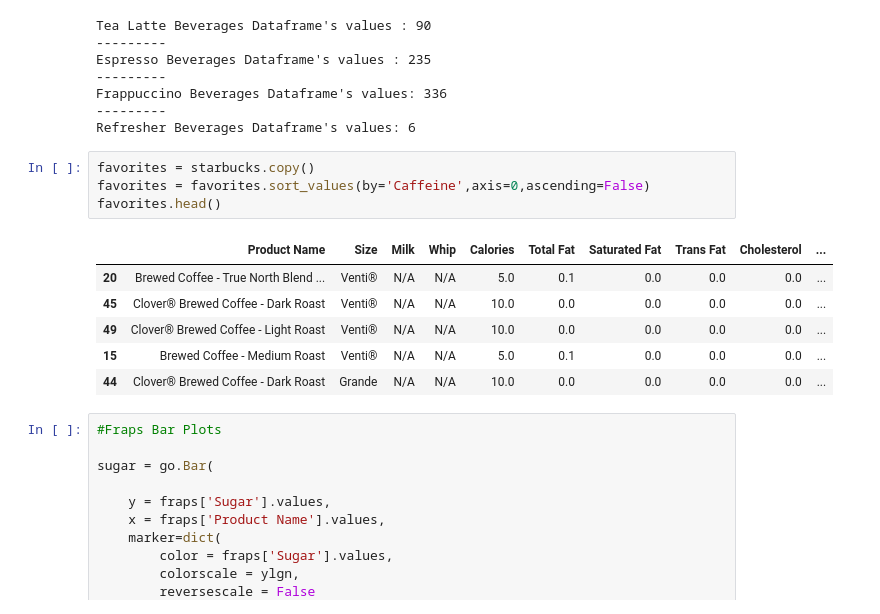
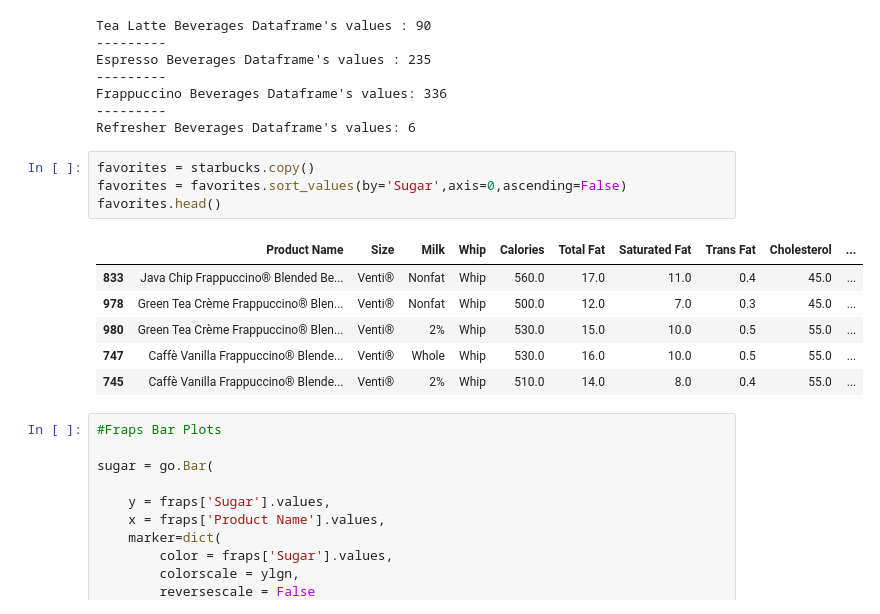
Before and after one commit to sealuwee/Starbucks-EDA, a Jupyter notebook: Starbucks EDA.ipynb, the cells around one changed output. Drawn from its saved outputs; the diff is of its cells as text.

```diff
--- a/Starbucks EDA.ipynb
+++ b/Starbucks EDA.ipynb
@@ -272,15 +272,15 @@ Frappuccino Beverages Dataframe's values: 336
 Refresher Beverages Dataframe's values: 6
 # %%
 favorites = starbucks.copy()
-favorites = favorites.sort_values(by='Caffeine',axis=0,ascending=False)
+favorites = favorites.sort_values(by='Sugar',axis=0,ascending=False)
 favorites.head()
 # %% [output]
 |  | Product Name | Size | Milk | Whip | Calories | Total Fat | Saturated Fat | Trans Fat | Cholesterol | ... |
-| 20 | Brewed Coffee - True North Blend ... | Venti® | N/A | N/A | 5.0 | 0.1 | 0.0 | 0.0 | 0.0 | ... |
-| 45 | Clover® Brewed Coffee - Dark Roast | Venti® | N/A | N/A | 10.0 | 0.0 | 0.0 | 0.0 | 0.0 | ... |
-| 49 | Clover® Brewed Coffee - Light Roast | Venti® | N/A | N/A | 10.0 | 0.0 | 0.0 | 0.0 | 0.0 | ... |
-| 15 | Brewed Coffee - Medium Roast | Venti® | N/A | N/A | 5.0 | 0.1 | 0.0 | 0.0 | 0.0 | ... |
-| 44 | Clover® Brewed Coffee - Dark Roast | Grande | N/A | N/A | 10.0 | 0.0 | 0.0 | 0.0 | 0.0 | ... |
+| 833 | Java Chip Frappuccino® Blended Be... | Venti® | Nonfat | Whip | 560.0 | 17.0 | 11.0 | 0.4 | 45.0 | ... |
+| 978 | Green Tea Crème Frappuccino® Blen... | Venti® | Nonfat | Whip | 500.0 | 12.0 | 7.0 | 0.3 | 45.0 | ... |
+| 980 | Green Tea Crème Frappuccino® Blen... | Venti® | 2% | Whip | 530.0 | 15.0 | 10.0 | 0.5 | 55.0 | ... |
+| 747 | Caffè Vanilla Frappuccino® Blende... | Venti® | Whole | Whip | 530.0 | 16.0 | 10.0 | 0.5 | 55.0 | ... |
+| 745 | Caffè Vanilla Frappuccino® Blende... | Venti® | 2% | Whip | 510.0 | 14.0 | 8.0 | 0.4 | 55.0 | ... |
 # %%
 #Fraps Bar Plots
 
```
